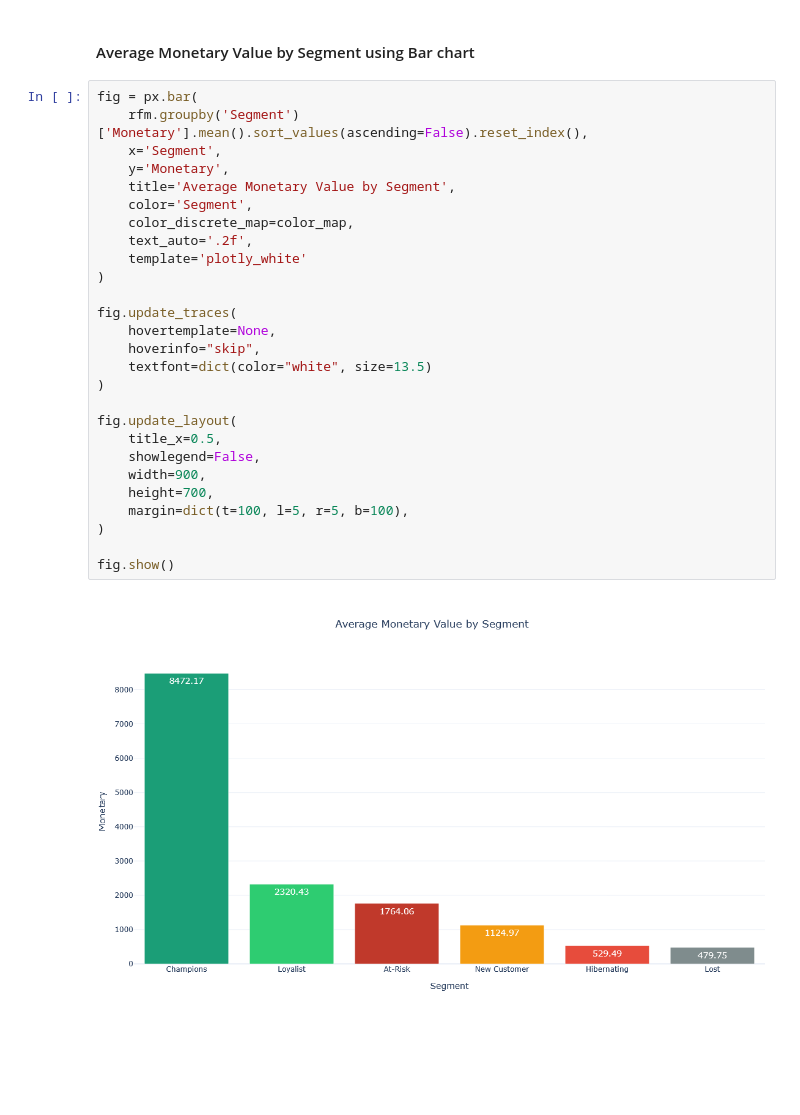
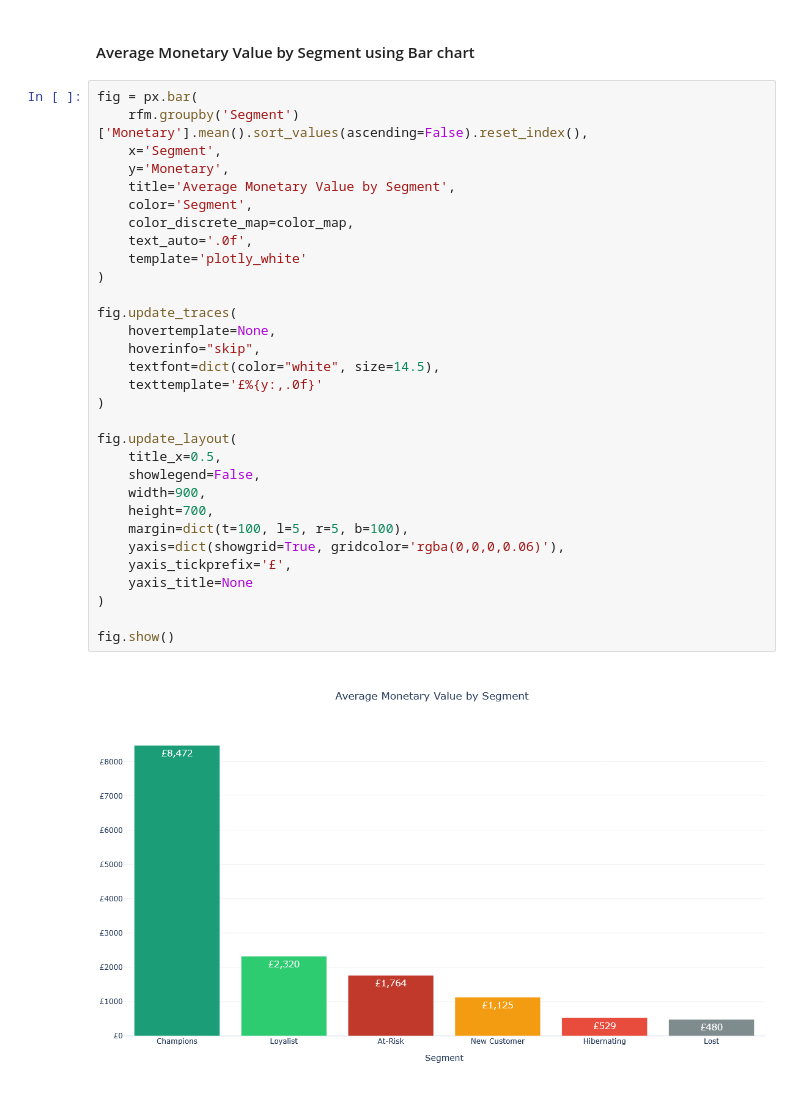
Before and after one commit to BSU04/ecommerce-customer-intelligence, a Jupyter notebook: E-commerce.ipynb, the cells around one changed output. Drawn from its saved outputs; the diff is of its cells as text; blank space fills up the shorter version.

Commit message:
feat: refine bar chart visualization and add segment-level insights

```diff
--- a/E-commerce.ipynb
+++ b/E-commerce.ipynb
@@ -1572,29 +1570,33 @@ Growth (Orange)
 # %%
 fig = px.bar(
     rfm.groupby('Segment')['Monetary'].mean().sort_values(ascending=False).reset_index(),
     x='Segment',
     y='Monetary',
     title='Average Monetary Value by Segment',
     color='Segment',
     color_discrete_map=color_map,
-    text_auto='.2f',
+    text_auto='.0f',
     template='plotly_white'
 )
 
 fig.update_traces(
     hovertemplate=None,
     hoverinfo="skip",
-    textfont=dict(color="white", size=13.5)
+    textfont=dict(color="white", size=14.5),
+    texttemplate='£%{y:,.0f}'
 )
 
 fig.update_layout(
     title_x=0.5,
     showlegend=False,
     width=900,
     height=700,
     margin=dict(t=100, l=5, r=5, b=100),
+    yaxis=dict(showgrid=True, gridcolor='rgba(0,0,0,0.06)'),
+    yaxis_tickprefix='£',
+    yaxis_title=None
 )
 
 fig.show()
 # %% [output]
-[figure, old version]
+[figure, new version]
```
Also changed, not shown: parts of 2 cells of this notebook.
